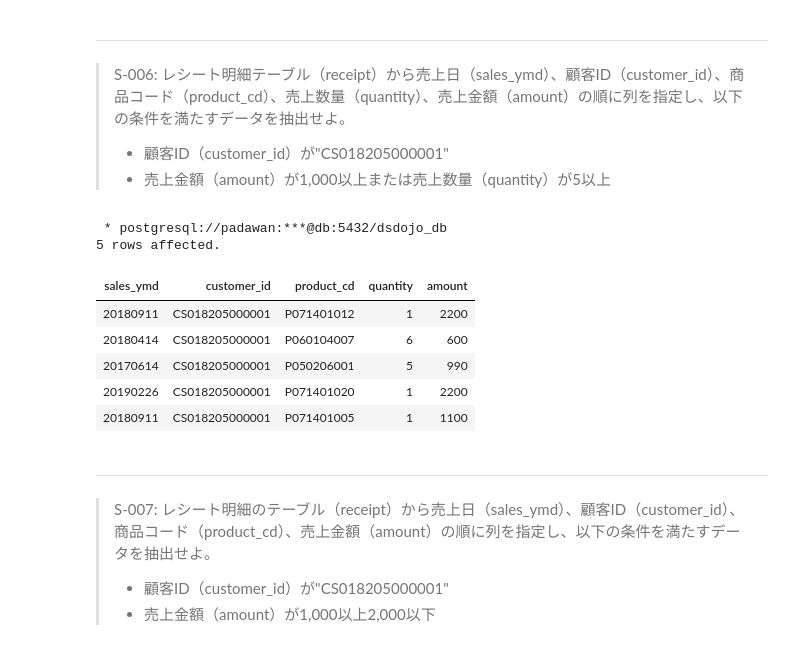
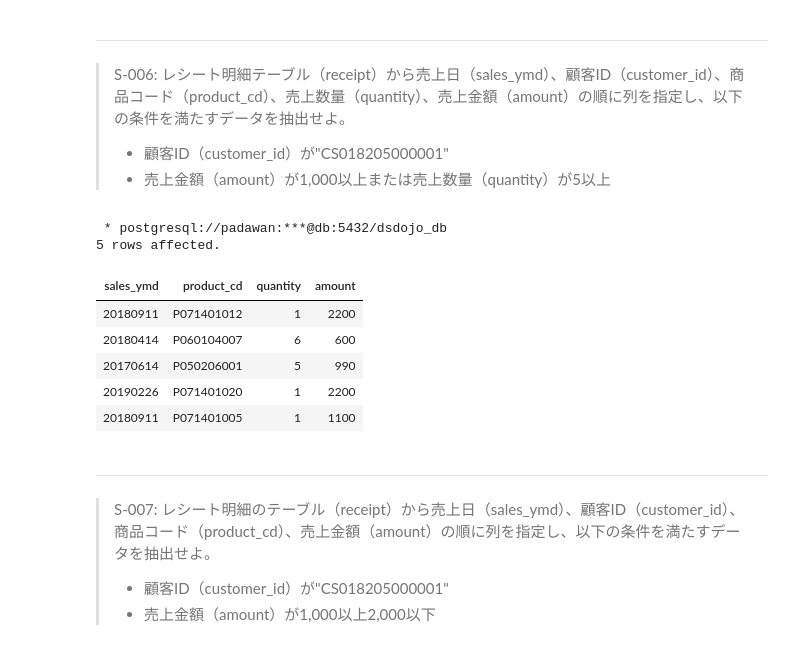
Before and after one commit to ryo1993-git/100knocks-preprocess, a Jupyter notebook: docker/work/preprocess_knock_SQL.ipynb, the cells around one changed output. Cells and saved outputs as stored; diff of their text form; code cells hidden in the pictures.

```diff
--- a/docker/work/preprocess_knock_SQL.ipynb
+++ b/docker/work/preprocess_knock_SQL.ipynb
@@ -192,26 +194,24 @@ WHERE
 # %%
 %%sql
 SELECT
     sales_ymd,
-    customer_id,
     product_cd,
     quantity,
     amount
 FROM
     receipt
 WHERE
     customer_id = 'CS018205000001'
-    and
-    (amount >= 1000 or quantity >= 5) -- forget ()
+    and (amount >= 1000 or quantity >= 5)
 # %% [output]
  * postgresql://padawan:***@db:5432/dsdojo_db
 5 rows affected.
-| sales_ymd | customer_id | product_cd | quantity | amount |
-| 20180911 | CS018205000001 | P071401012 | 1 | 2200 |
-| 20180414 | CS018205000001 | P060104007 | 6 | 600 |
-| 20170614 | CS018205000001 | P050206001 | 5 | 990 |
-| 20190226 | CS018205000001 | P071401020 | 1 | 2200 |
-| 20180911 | CS018205000001 | P071401005 | 1 | 1100 |
+| sales_ymd | product_cd | quantity | amount |
+| 20180911 | P071401012 | 1 | 2200 |
+| 20180414 | P060104007 | 6 | 600 |
+| 20170614 | P050206001 | 5 | 990 |
+| 20190226 | P071401020 | 1 | 2200 |
+| 20180911 | P071401005 | 1 | 1100 |
 # %% [markdown]
 ---
 > S-007: レシート明細のテーブル（receipt）から売上日（sales_ymd）、顧客ID（customer_id）、商品コード（product_cd）、売上金額（amount）の順に列を指定し、以下の条件を満たすデータを抽出せよ。
```
Also changed, not shown: parts of 84 cells of this notebook.
